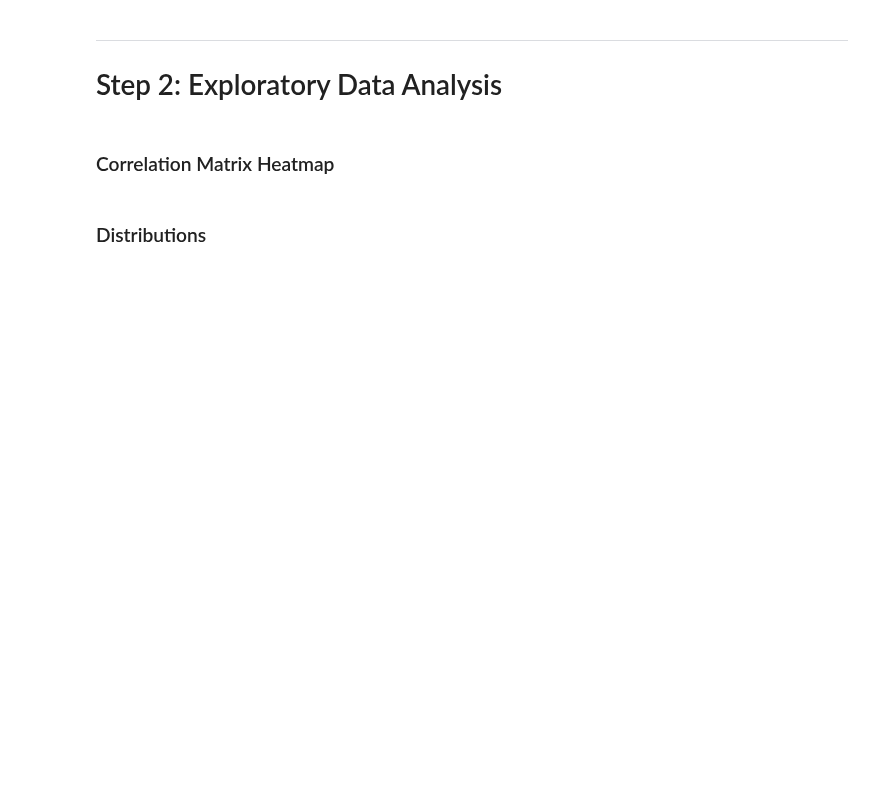
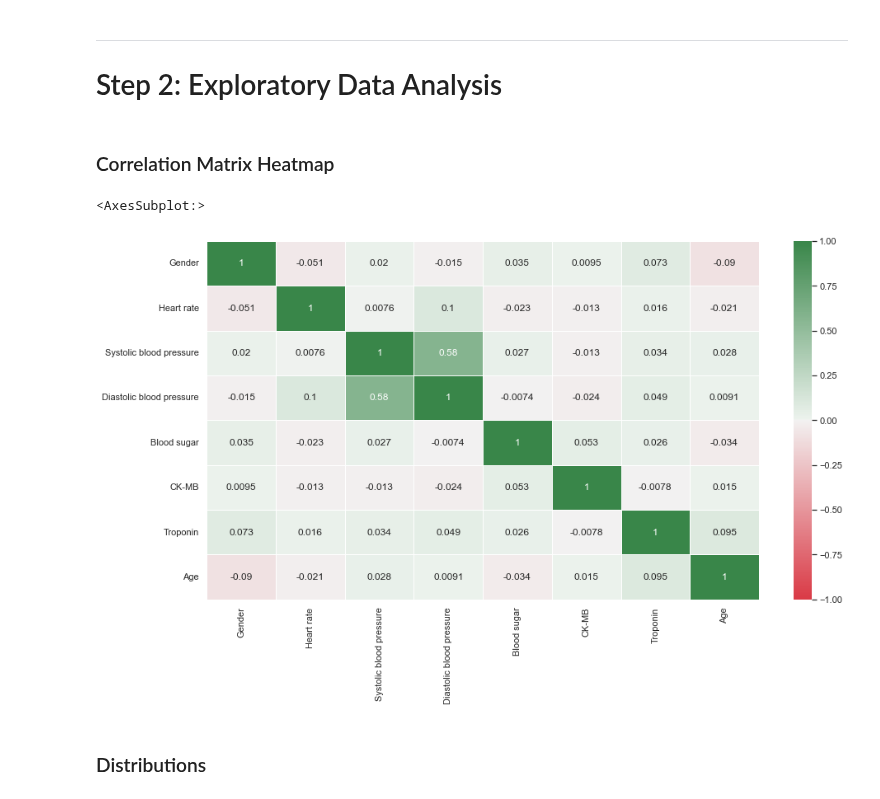
Before and after one commit to OscarKodes/regression_practice_heart_attack_data, a Jupyter notebook: Heart Attack - Regression.ipynb, the cells around one changed output. Saved outputs shown, nothing was run; the diff lists cells and outputs as text; code cells hidden in the pictures; blank space fills up the shorter version.

```diff
--- a/Heart Attack - Regression.ipynb
+++ b/Heart Attack - Regression.ipynb
@@ -40,2 +91,8 @@ data.head()
 # %% [markdown]
 ### Check the training set
+# %%
+# combine the X_train and y_train into a dataframe
+training_set = pd.concat([X_train, y_train], axis=1)
+
+# check records and features
+print(training_set.shape)
@@ -48,4 +125,27 @@ data.head()
 # %% [markdown]
 ### Correlation Matrix Heatmap
+# %%
+# calculate the correlation matrix
+corr_matrix = training_set.corr()
+
+# set larger plot size
+sns.set(rc = {'figure.figsize':(15,8)})
+
+# Generate a custom diverging colormap
+cmap = sns.diverging_palette(10, 133, as_cmap=True)
+
+# plot the heatmap
+sns.heatmap(corr_matrix,
+            annot=True,
+            cmap=cmap,
+            vmin=-1,
+            vmax=1,
+            xticklabels=corr_matrix.columns,
+            yticklabels=corr_matrix.columns,
+            center=0,
+            linewidths=.5)
+# %% [output]
+<AxesSubplot:>
+[figure, added]
 # %% [markdown]
 ### Distributions
```
Also changed, not shown: parts of 18 cells of this notebook.
